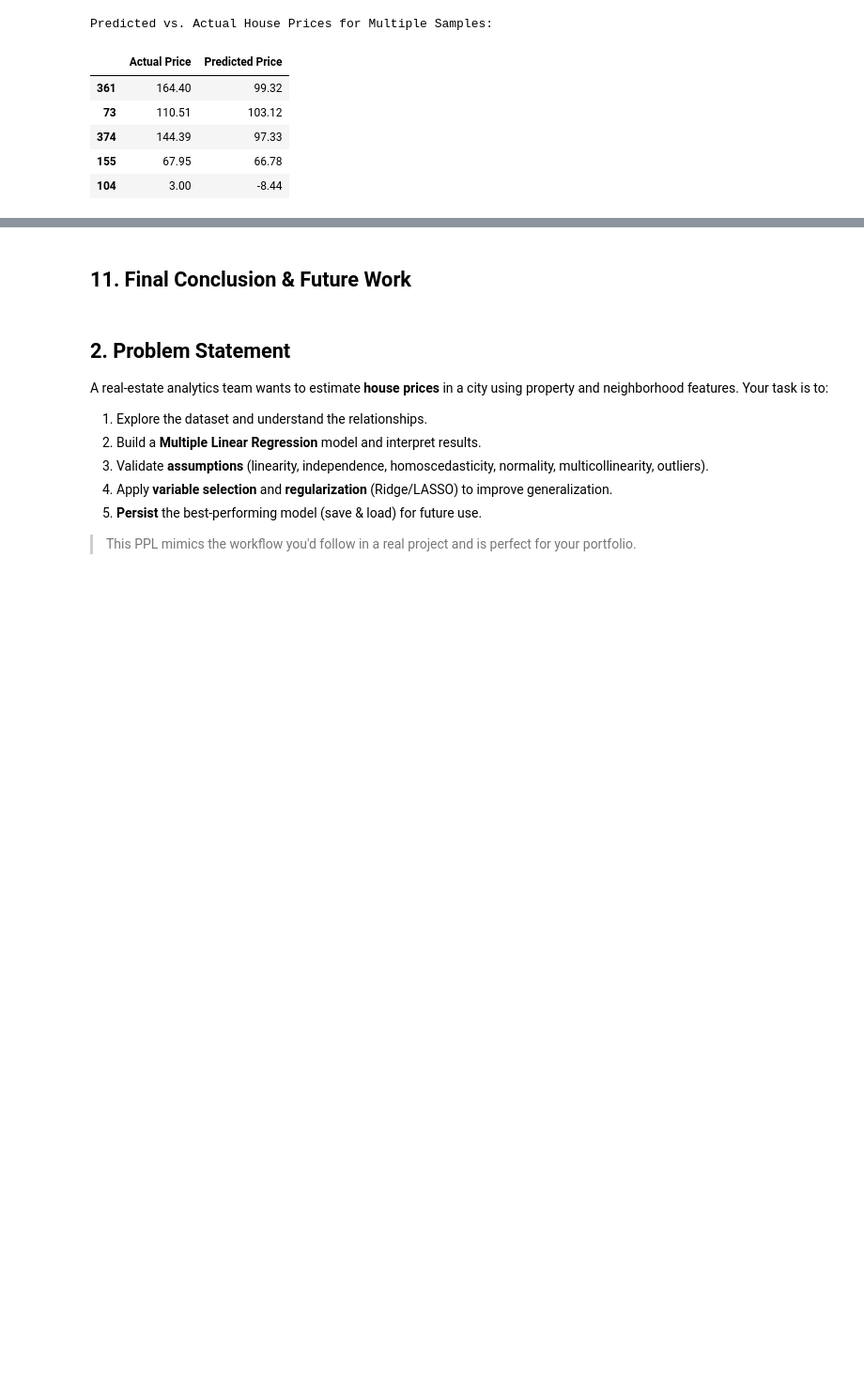
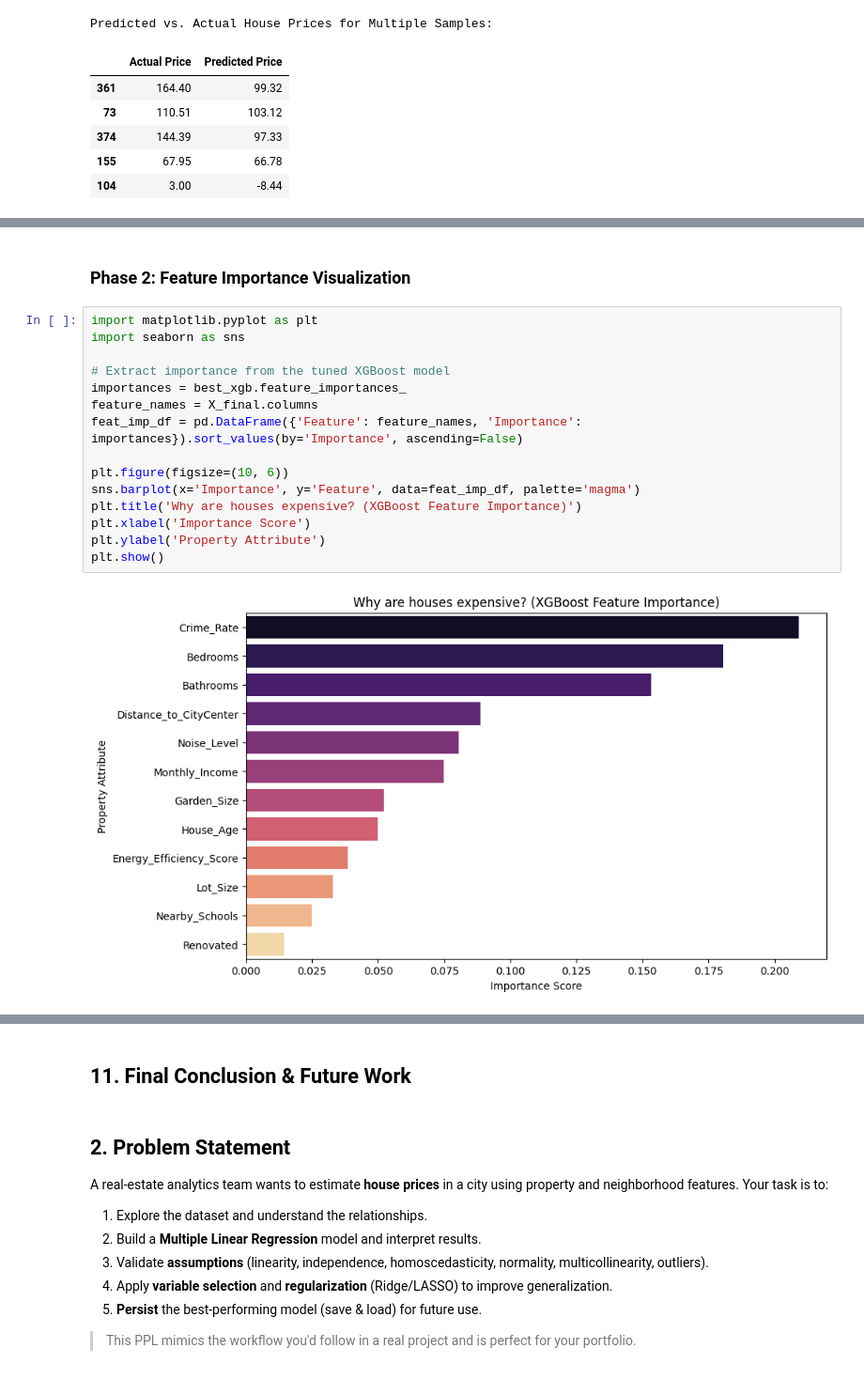
Before and after one commit to Muradamen/real-estate-price-prediction-ml, a Jupyter notebook: HousePrice_Project (1).ipynb, the cells around one changed output, grey strips where cells are left out. Shown at 94% size. Drawn from its saved outputs; the diff is of its cells as text; blank space fills up the shorter version.

Commit message:
finale

```diff
--- a/HousePrice_Project (1).ipynb
+++ b/HousePrice_Project (1).ipynb
@@ -705,0 +721,19 @@ print(f"Sample predicted house price (loaded model): {predicted_price[0]:.2f}")
+# %% [markdown]
+### Phase 2: Feature Importance Visualization
+# %%
+import matplotlib.pyplot as plt
+import seaborn as sns
+
+# Extract importance from the tuned XGBoost model
+importances = best_xgb.feature_importances_
+feature_names = X_final.columns
+feat_imp_df = pd.DataFrame({'Feature': feature_names, 'Importance': importances}).sort_values(by='Importance', ascending=False)
+
+plt.figure(figsize=(10, 6))
+sns.barplot(x='Importance', y='Feature', data=feat_imp_df, palette='magma')
+plt.title('Why are houses expensive? (XGBoost Feature Importance)')
+plt.xlabel('Importance Score')
+plt.ylabel('Property Attribute')
+plt.show()
+# %% [output]
+[figure, added]
```
Also changed, not shown: parts of 29 cells of this notebook, 7 other files.
